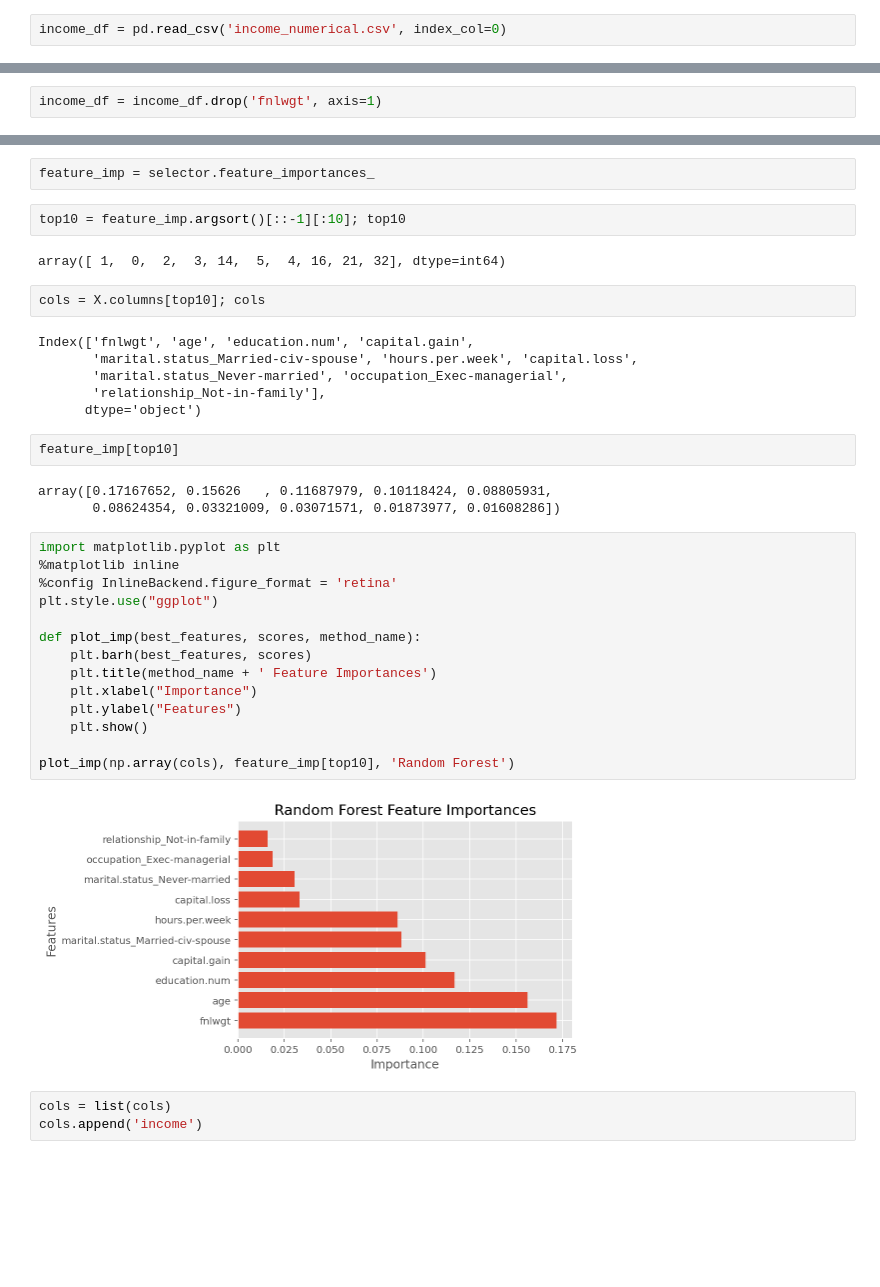
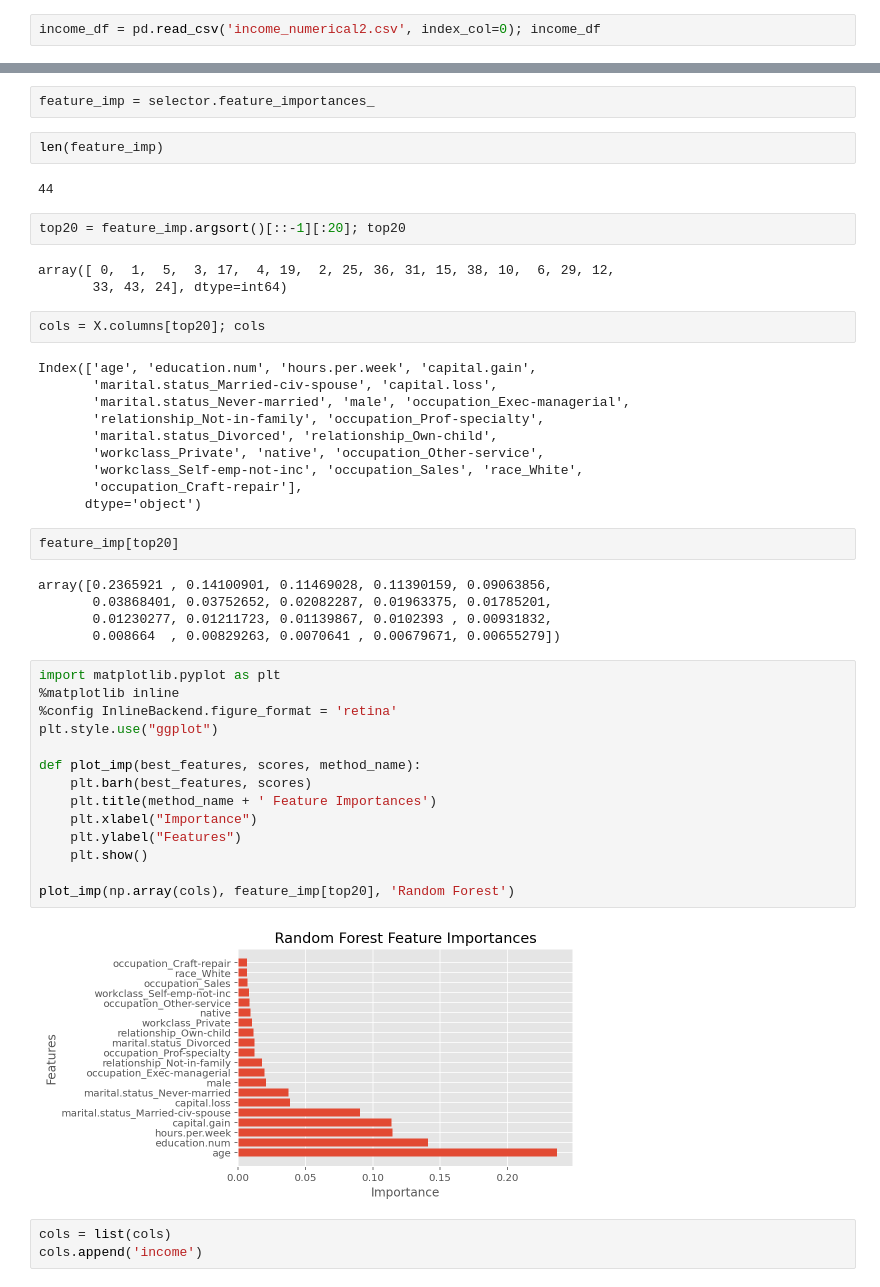
Before and after one commit to davitbarblishvili/AML_Group_Project, a Jupyter notebook: Adult_Income_Naive_Bayes.ipynb, the cells around one changed output, grey strips where cells are left out. Drawn from its saved outputs; the diff is of its cells as text; blank space fills up the shorter version.

```diff
--- a/Adult_Income_Naive_Bayes.ipynb
+++ b/Adult_Income_Naive_Bayes.ipynb
@@ -183,4 +181,4 @@ income_df
 # %% [markdown]
 ## Feature Selection
 # %%
-income_df = pd.read_csv('income_numerical.csv', index_col=0)
+income_df = pd.read_csv('income_numerical2.csv', index_col=0); income_df
@@ -187,2 +198,0 @@ income_df = pd.read_csv('income_numerical.csv', index_col=0)
-# %%
-income_df = income_df.drop('fnlwgt', axis=1)
@@ -231,39 +244,50 @@ selector.fit(X, y)
 RandomForestClassifier(random_state=42)
 # %%
 feature_imp = selector.feature_importances_
+# %%
+len(feature_imp)
+# %% [output]
+44
 # %%
-top10 = feature_imp.argsort()[::-1][:10]; top10
+top20 = feature_imp.argsort()[::-1][:20]; top20
 # %% [output]
-array([ 1,  0,  2,  3, 14,  5,  4, 16, 21, 32], dtype=int64)
+array([ 0,  1,  5,  3, 17,  4, 19,  2, 25, 36, 31, 15, 38, 10,  6, 29, 12,
+       33, 43, 24], dtype=int64)
 # %%
-cols = X.columns[top10]; cols
+cols = X.columns[top20]; cols
 # %% [output]
-Index(['fnlwgt', 'age', 'education.num', 'capital.gain',
-       'marital.status_Married-civ-spouse', 'hours.per.week', 'capital.loss',
-       'marital.status_Never-married', 'occupation_Exec-managerial',
-       'relationship_Not-in-family'],
+Index(['age', 'education.num', 'hours.per.week', 'capital.gain',
+       'marital.status_Married-civ-spouse', 'capital.loss',
+       'marital.status_Never-married', 'male', 'occupation_Exec-managerial',
+       'relationship_Not-in-family', 'occupation_Prof-specialty',
+       'marital.status_Divorced', 'relationship_Own-child',
+       'workclass_Private', 'native', 'occupation_Other-service',
+       'workclass_Self-emp-not-inc', 'occupation_Sales', 'race_White',
+       'occupation_Craft-repair'],
       dtype='object')
 # %%
-feature_imp[top10]
+feature_imp[top20]
 # %% [output]
-array([0.17167652, 0.15626   , 0.11687979, 0.10118424, 0.08805931,
-       0.08624354, 0.03321009, 0.03071571, 0.01873977, 0.01608286])
+array([0.2365921 , 0.14100901, 0.11469028, 0.11390159, 0.09063856,
+       0.03868401, 0.03752652, 0.02082287, 0.01963375, 0.01785201,
+       0.01230277, 0.01211723, 0.01139867, 0.0102393 , 0.00931832,
+       0.008664  , 0.00829263, 0.0070641 , 0.00679671, 0.00655279])
 # %%
 import matplotlib.pyplot as plt
 %matplotlib inline
 %config InlineBackend.figure_format = 'retina'
 plt.style.use("ggplot")
 
 def plot_imp(best_features, scores, method_name):
     plt.barh(best_features, scores)
     plt.title(method_name + ' Feature Importances')
     plt.xlabel("Importance")
     plt.ylabel("Features")
     plt.show()
 
-plot_imp(np.array(cols), feature_imp[top10], 'Random Forest')
+plot_imp(np.array(cols), feature_imp[top20], 'Random Forest')
 # %% [output]
-[figure, old version]
+[figure, new version]
 # %%
 cols = list(cols)
 cols.append('income')
```
Also changed, not shown: parts of 55 cells of this notebook, 1 other file.
